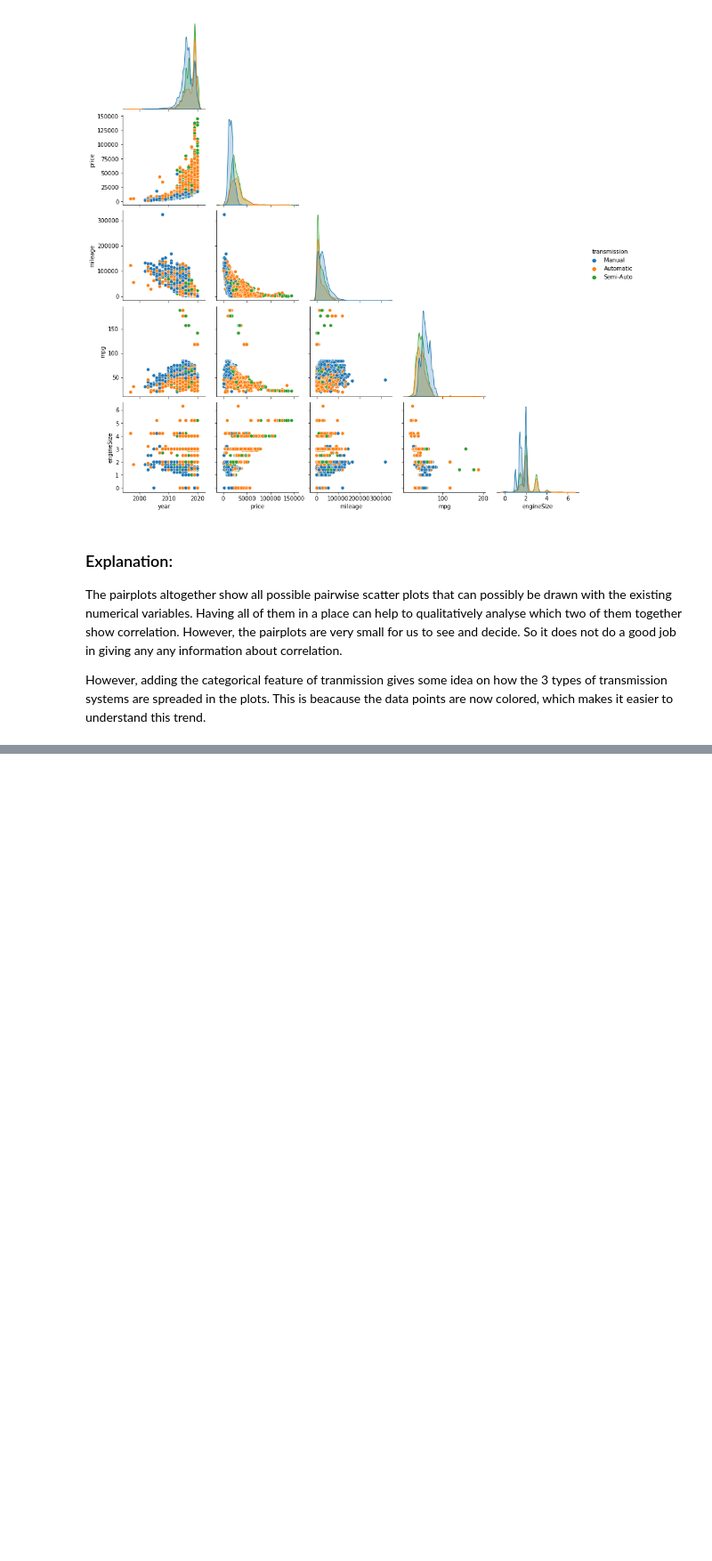
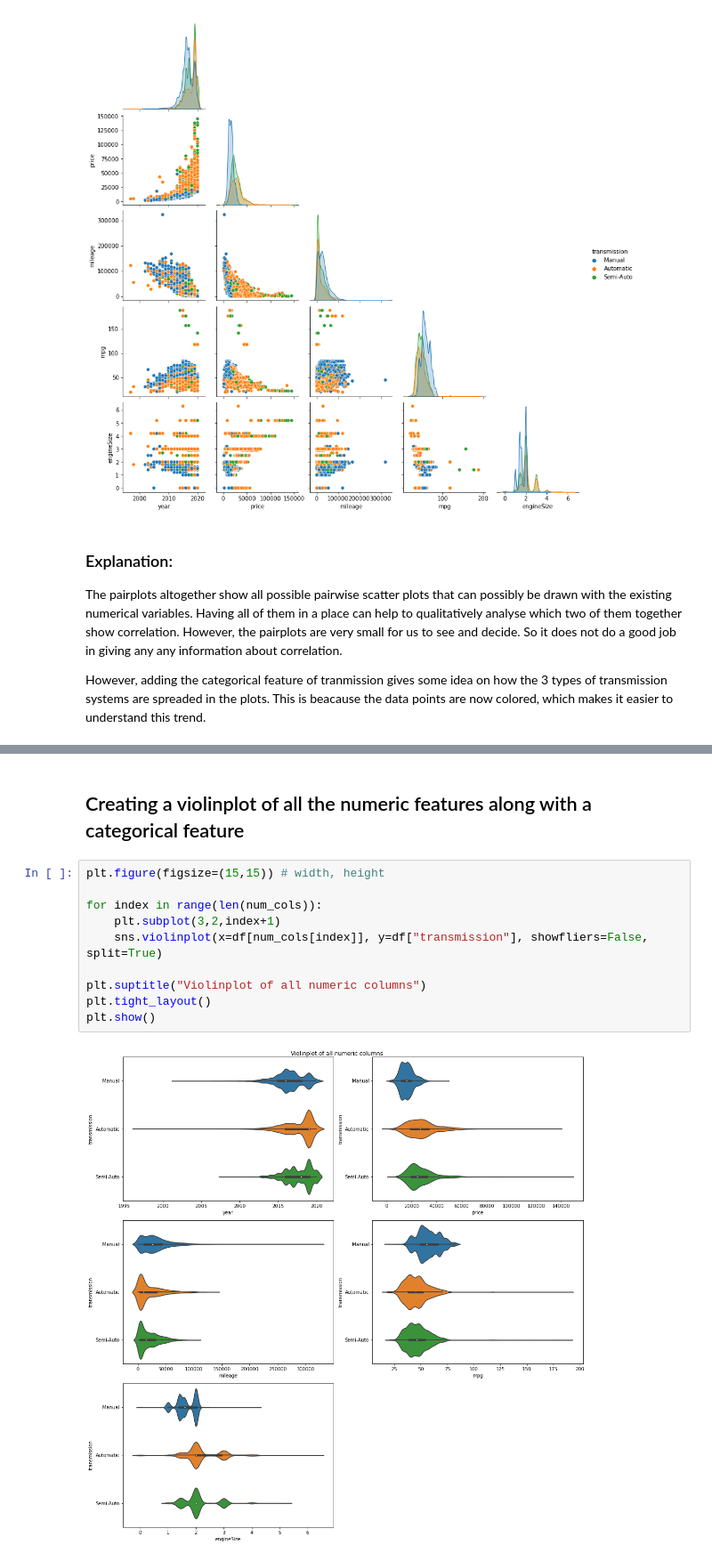
Before and after one commit to PragtR/audi_used_car_analysis, a Jupyter notebook: audi_used_car_EDA.ipynb, the cells around one changed output, grey strips where cells are left out. Shown at 89% size. Drawn from its saved outputs; the diff is of its cells as text; blank space fills up the shorter version.

```diff
--- a/audi_used_car_EDA.ipynb
+++ b/audi_used_car_EDA.ipynb
@@ -206,0 +262,14 @@ However, adding the categorical feature of tranmission gives some idea on how th
+# %% [markdown]
+## Creating a violinplot of all the numeric features along with a categorical feature
+# %%
+plt.figure(figsize=(15,15)) # width, height
+
+for index in range(len(num_cols)):
+    plt.subplot(3,2,index+1)
+    sns.violinplot(x=df[num_cols[index]], y=df["transmission"], showfliers=False, split=True)
+
+plt.suptitle("Violinplot of all numeric columns")
+plt.tight_layout()
+plt.show()
+# %% [output]
+[figure, added]
```
Also changed, not shown: parts of 12 cells of this notebook.
